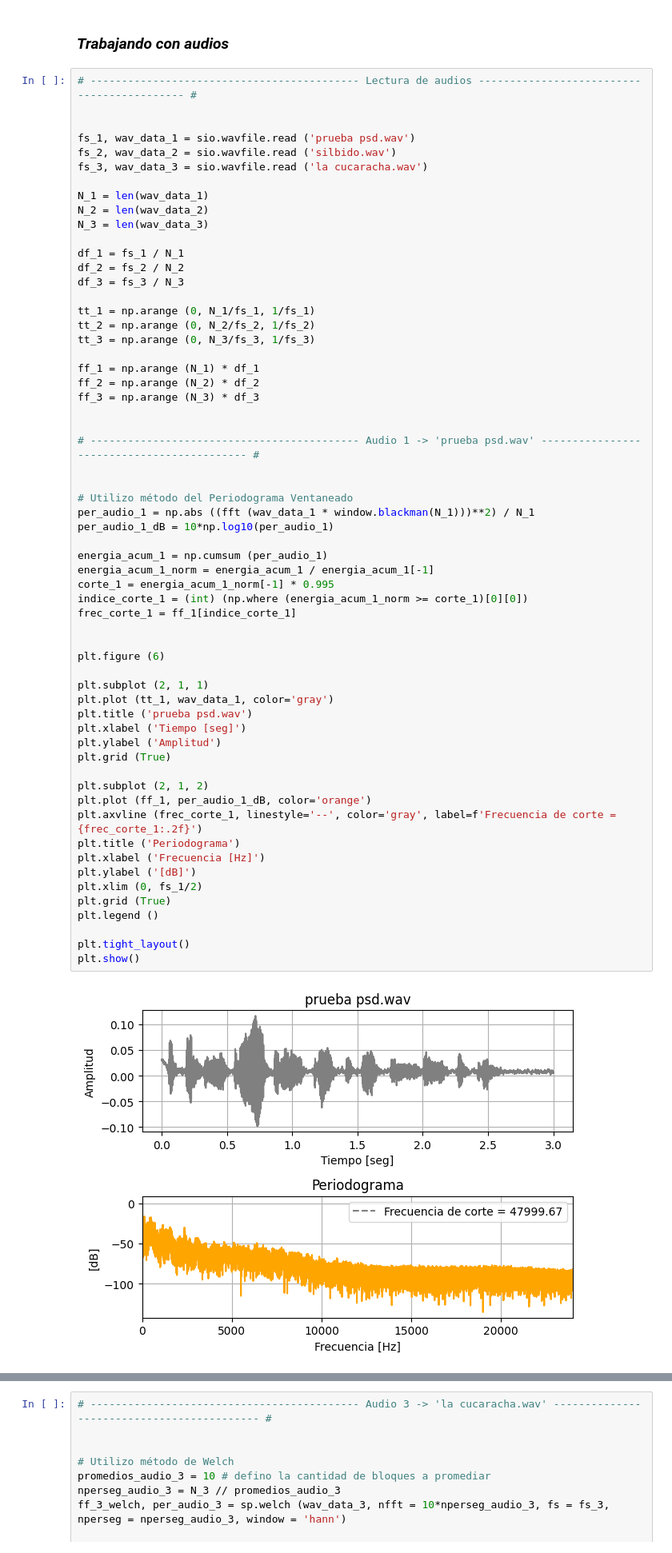
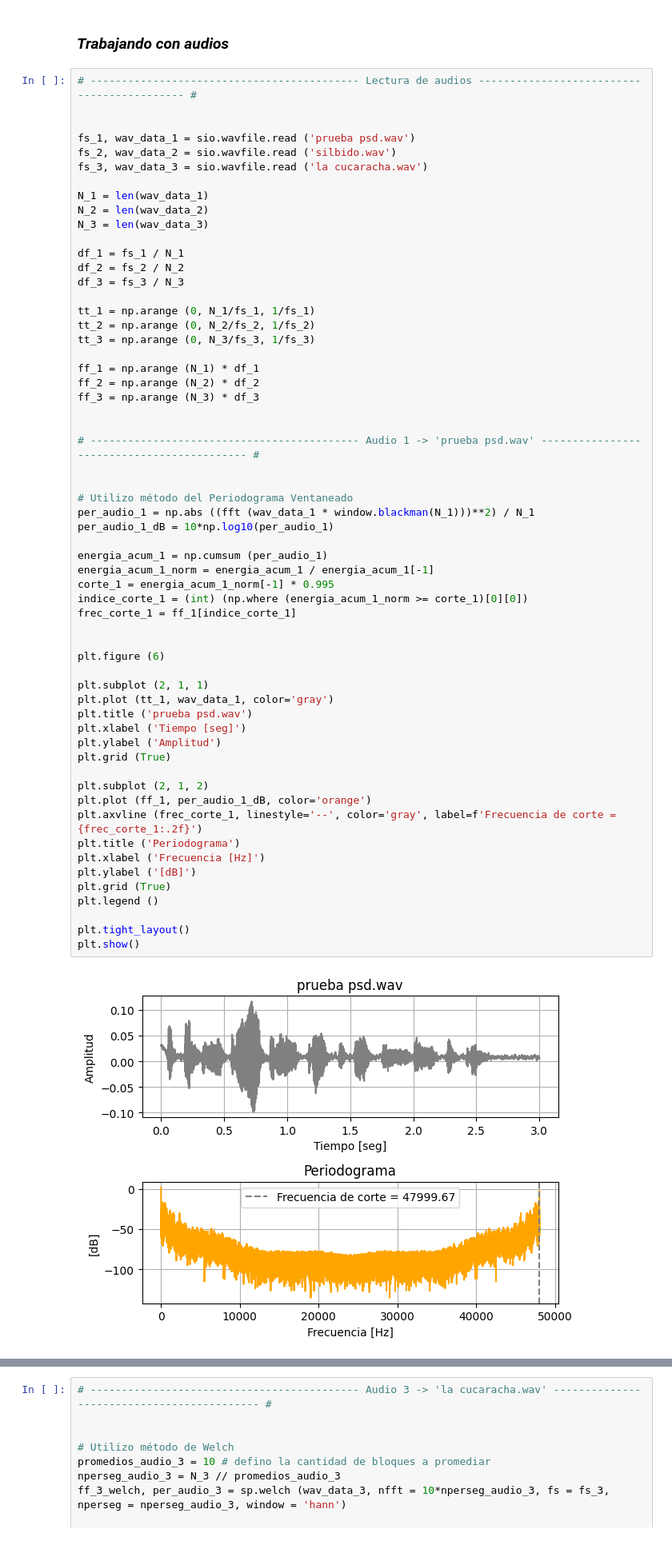
Before and after one commit to AugustoColu/Proyectos, a Jupyter notebook: Trabajos Semanales/TS5 - Ancho de banda de señales reales/TS5 - Colugnatti, Murgia.ipynb, the cells around one changed output, grey strips where cells are left out. Shown: that part at 80% size. Saved outputs shown, nothing was run; the diff lists cells and outputs as text.

```diff
--- a/Trabajos Semanales/TS5 - Ancho de banda de señales reales/TS5 - Colugnatti, Murgia.ipynb
+++ b/Trabajos Semanales/TS5 - Ancho de banda de señales reales/TS5 - Colugnatti, Murgia.ipynb
@@ -412,35 +412,34 @@ per_audio_1 = np.abs ((fft (wav_data_1 * window.blackman(N_1)))**2) / N_1
 per_audio_1_dB = 10*np.log10(per_audio_1)
 
 energia_acum_1 = np.cumsum (per_audio_1)
 energia_acum_1_norm = energia_acum_1 / energia_acum_1[-1]
 corte_1 = energia_acum_1_norm[-1] * 0.995
 indice_corte_1 = (int) (np.where (energia_acum_1_norm >= corte_1)[0][0])
 frec_corte_1 = ff_1[indice_corte_1]
 
 
 plt.figure (6)
 
 plt.subplot (2, 1, 1)
 plt.plot (tt_1, wav_data_1, color='gray')
 plt.title ('prueba psd.wav')
 plt.xlabel ('Tiempo [seg]')
 plt.ylabel ('Amplitud')
 plt.grid (True)
 
 plt.subplot (2, 1, 2)
 plt.plot (ff_1, per_audio_1_dB, color='orange')
 plt.axvline (frec_corte_1, linestyle='--', color='gray', label=f'Frecuencia de corte = {frec_corte_1:.2f}')
 plt.title ('Periodograma')
 plt.xlabel ('Frecuencia [Hz]')
 plt.ylabel ('[dB]')
-plt.xlim (0, fs_1/2)
 plt.grid (True)
 plt.legend ()
 
 plt.tight_layout()
 plt.show()
 # %% [output]
-[figure, old version]
+[figure, new version]
 # %%
 # ------------------------------------------- Audio 2 -> 'silbido.wav' ------------------------------------------- #
 
```
Also changed, not shown: parts of 1 cell of this notebook.
